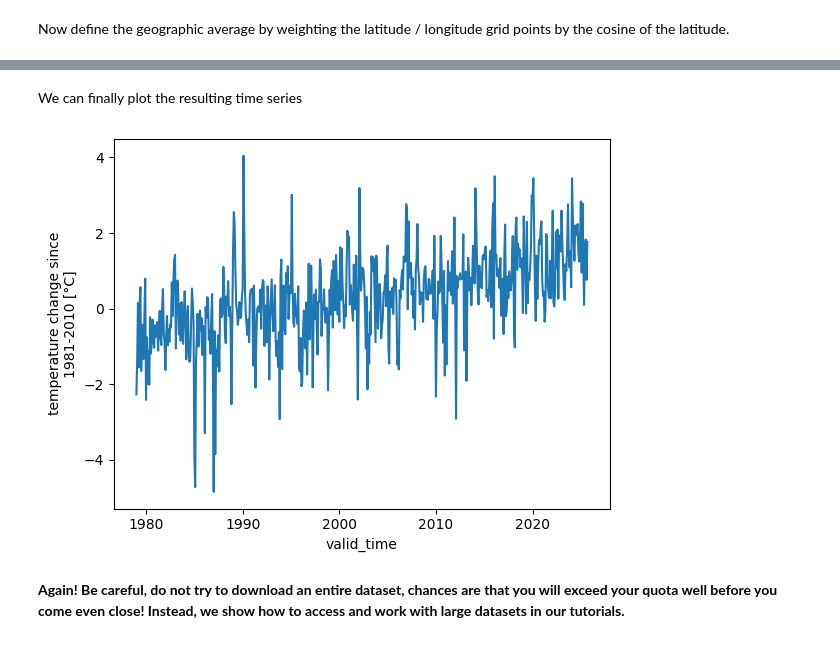
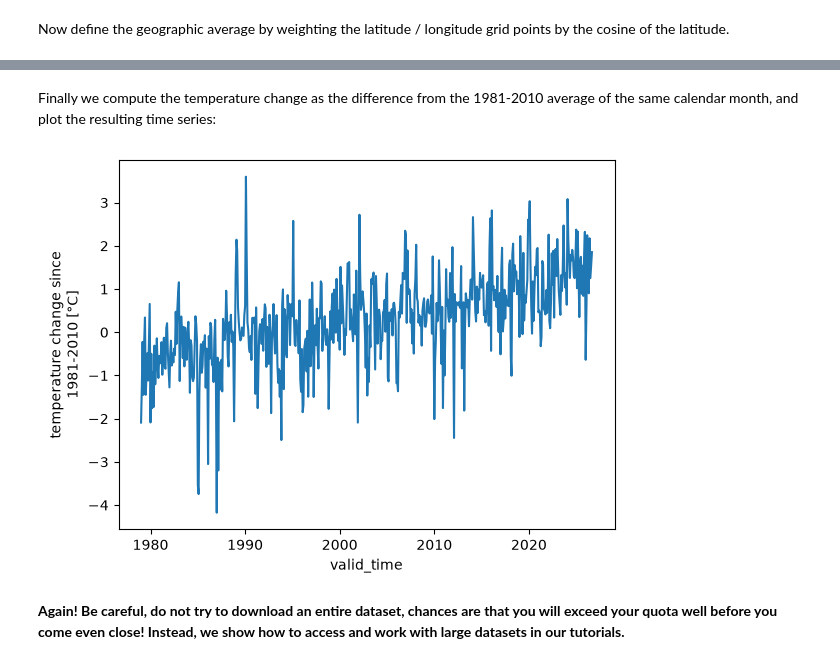
Before and after one commit to bopen/edh-learning, a Jupyter notebook: notebooks/00-getting-started.ipynb, the cells around one changed output, grey strips where cells are left out. Drawn from its saved outputs; the diff is of its cells as text; code cells hidden in the pictures.

```diff
--- a/notebooks/00-getting-started.ipynb
+++ b/notebooks/00-getting-started.ipynb
@@ -291,12 +228,17 @@ Let's plot the average temperature anomaly on an area of interest defined as a l
 # %%
+era5_monthly = era5_monthly.assign_coords(
+    longitude=(era5_monthly.longitude + 180) % 360 - 180
+).sortby("longitude")
+
 aoi_selection = {
+    "valid_time": slice("1979", None),
     "latitude": slice(70, 35),
     "longitude": slice(-10, 40),
 }
 # %% [markdown]
 Plot a single month to check the geographic selection:
 # %%
-aoi_temperature_anomaly = ecv_dataset.t2m.sel(aoi_selection)
+aoi_temperature = era5_monthly.t2m.sel(aoi_selection)
 
-_ = aoi_temperature_anomaly.isel(valid_time=-1).plot()
+_ = aoi_temperature.isel(valid_time=-1).plot()
 # %% [output]
@@ -306,11 +248,9 @@ Now define the geographic average by weighting the latitude / longitude grid poi
 # %%
 import numpy as np
 
-lat_lon_weight = np.cos(np.deg2rad(aoi_temperature_anomaly.latitude))
+lat_lon_weight = np.cos(np.deg2rad(aoi_temperature.latitude))
 
-aoi_mean_temperature_anomaly = aoi_temperature_anomaly.weighted(lat_lon_weight).mean(
+aoi_mean_temperature = aoi_temperature.weighted(lat_lon_weight).mean(
     ["latitude", "longitude"]
 )
-aoi_mean_temperature_anomaly.attrs["long_name"] = "temperature change since 1981-2010"
-aoi_mean_temperature_anomaly.attrs["units"] = "°C"
 # %% [markdown]
@@ -320,5 +260,5 @@ Until new we didn't download any data (except one month for the plot above), the
 # %%
 %%time
 
-aoi_mean_temperature_anomaly_computed = aoi_mean_temperature_anomaly.compute()
+aoi_mean_temperature_computed = aoi_mean_temperature.compute()
 # %% [output]
@@ -327,8 +267,17 @@ Wall time: 1min 35s
 # %% [markdown]
-We can finally plot the resulting time series
+Finally we compute the temperature change as the difference from the 1981-2010 average of the same calendar month, and plot the resulting time series:
 # %%
-_ = aoi_mean_temperature_anomaly_computed.plot()
+reference_period = aoi_mean_temperature_computed.sel(valid_time=slice("1981", "2010"))
+climatology = reference_period.groupby("valid_time.month").mean()
+
+temperature_change = (
+    aoi_mean_temperature_computed.groupby("valid_time.month") - climatology
+)
+temperature_change.attrs["long_name"] = "temperature change since 1981-2010"
+temperature_change.attrs["units"] = "°C"
+
+_ = temperature_change.plot()
 # %% [output]
-[figure, old version]
+[figure, new version]
 # %% [markdown]
 **Again! Be careful, do not try to download an entire dataset, chances are that you will exceed your quota well before you come even close! Instead, we show how to access and work with large datasets in our tutorials.**
```
Also changed, not shown: parts of 18 cells of this notebook, 6 other files.
